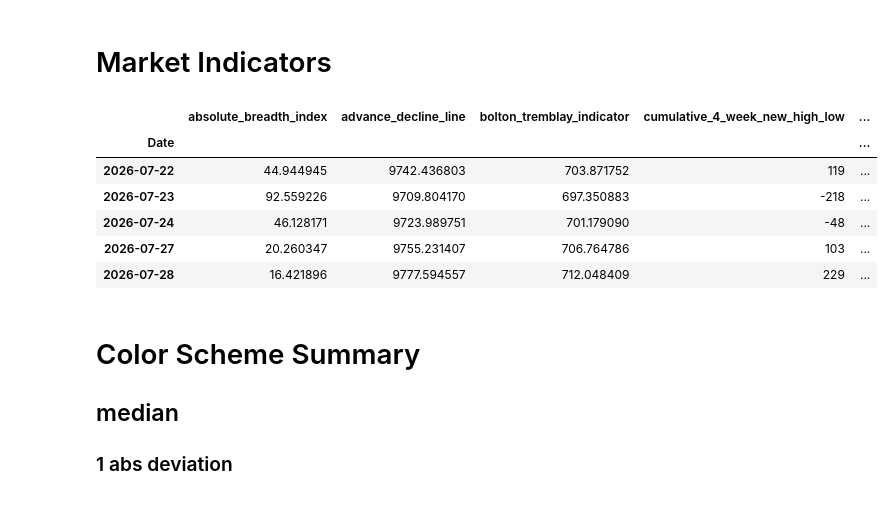
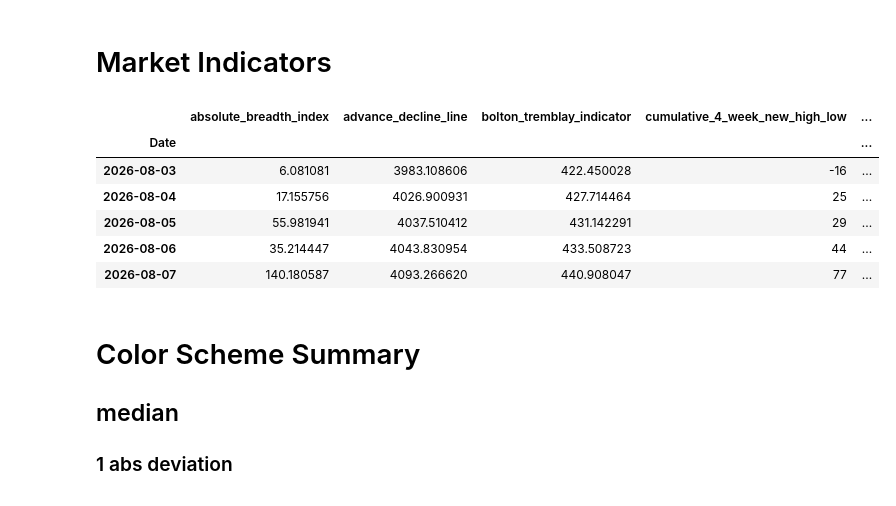
Before and after one commit to jdejones/market_data, a Jupyter notebook: workbooks/tc2000_t2_market_indicators.ipynb, the cells around one changed output. Saved outputs shown, nothing was run; the diff lists cells and outputs as text; code cells hidden in the pictures.

```diff
--- a/workbooks/tc2000_t2_market_indicators.ipynb
+++ b/workbooks/tc2000_t2_market_indicators.ipynb
@@ -4,12 +4,21 @@ Load Data
 %run "../scripts/load_daily_variables.py"
 # %% [markdown]
 # Market Indicators
+# %%
+select_symbols = fu.sector_industry_member_search('Healthcare', level='sector')
 # %%
 import numpy as np
 import pandas as pd
 from tqdm.auto import tqdm
 
 # TC2000 definitions: https://help.tc2000.com/m/69404/c/213566
+
+symbols_to_process = (
+    symbols
+    if select_symbols is None
+    else {ticker: symbols[ticker] for ticker in select_symbols
+          if ticker in symbols}
+)
 
 
 def _find_column(frame, candidates):
@@ -22,11 +31,11 @@ def _find_column(frame, candidates):
 
 
 def _field_panel(field):
-    """Align one OHLCV field from every SymbolData DataFrame by session."""
+    """Align one OHLCV field from each selected SymbolData DataFrame by session."""
     series = {}
     for ticker, stock in tqdm(
-        symbols.items(),
-        total=len(symbols),
+        symbols_to_process.items(),
+        total=len(symbols_to_process),
         desc=f"Loading {field} data",
         unit="symbol",
     ):
@@ -190,38 +199,38 @@ tc2000_t2_indicators = pd.DataFrame(
         "absolute_breadth_index": absolute_breadth_index,
         "advance_decline_line": advance_decline_line,
         "bolton_tremblay_indicator": bolton_tremblay_indicator,
         "cumulative_4_week_new_high_low": cumulative_4_week_new_high_low,
         "cumulative_volume_index": cumulative_volume_index,
         "high_low_logic_index": high_low_logic_index,
         "mcclellan_oscillator": mcclellan_oscillator,
         "mcclellan_summation_index": mcclellan_summation_index,
         "new_high_new_low_ratio_4_week": new_high_new_low_ratio_4_week,
         "new_high_new_low_ratio_13_week": new_high_new_low_ratio_13_week,
         "new_high_new_low_ratio_26_week": new_high_new_low_ratio_26_week,
         "new_high_new_low_ratio_52_week": new_high_new_low_ratio_52_week,
         "percentage_of_stocks_1_channel_above_200_day_pma": percentage_of_stocks_1_channel_above_200_day_pma,
         "percentage_of_stocks_1_channel_above_40_day_pma": percentage_of_stocks_1_channel_above_40_day_pma,
         "percentage_of_stocks_1_channel_below_200_day_pma": percentage_of_stocks_1_channel_below_200_day_pma,
         "percentage_of_stocks_1_channel_below_40_day_pma": percentage_of_stocks_1_channel_below_40_day_pma,
         "percentage_of_stocks_2_channels_above_200_day_pma": percentage_of_stocks_2_channels_above_200_day_pma,
         "percentage_of_stocks_2_channels_above_40_day_pma": percentage_of_stocks_2_channels_above_40_day_pma,
         "percentage_of_stocks_2_channels_below_200_day_pma": percentage_of_stocks_2_channels_below_200_day_pma,
         "percentage_of_stocks_2_channels_below_40_day_pma": percentage_of_stocks_2_channels_below_40_day_pma,
         "percentage_of_stocks_above_200_day_pma": percentage_of_stocks_above_200_day_pma,
         "percentage_of_stocks_above_40_day_pma": percentage_of_stocks_above_40_day_pma,
         "zweig_breadth_thrust": zweig_breadth_thrust,
     }
 )
 
 tc2000_t2_indicators.tail()
 # %% [output]
 |  | absolute_breadth_index | advance_decline_line | bolton_tremblay_indicator | cumulative_4_week_new_high_low | ... |
 | Date |  |  |  |  | ... |
-| 2026-07-22 | 44.944945 | 9742.436803 | 703.871752 | 119 | ... |
-| 2026-07-23 | 92.559226 | 9709.804170 | 697.350883 | -218 | ... |
-| 2026-07-24 | 46.128171 | 9723.989751 | 701.179090 | -48 | ... |
-| 2026-07-27 | 20.260347 | 9755.231407 | 706.764786 | 103 | ... |
-| 2026-07-28 | 16.421896 | 9777.594557 | 712.048409 | 229 | ... |
+| 2026-08-03 | 6.081081 | 3983.108606 | 422.450028 | -16 | ... |
+| 2026-08-04 | 17.155756 | 4026.900931 | 427.714464 | 25 | ... |
+| 2026-08-05 | 55.981941 | 4037.510412 | 431.142291 | 29 | ... |
+| 2026-08-06 | 35.214447 | 4043.830954 | 433.508723 | 44 | ... |
+| 2026-08-07 | 140.180587 | 4093.266620 | 440.908047 | 77 | ... |
 # %% [markdown]
 # Color Scheme Summary
 ## median
```
Also changed, not shown: parts of 1 cell of this notebook, 12 other files.
